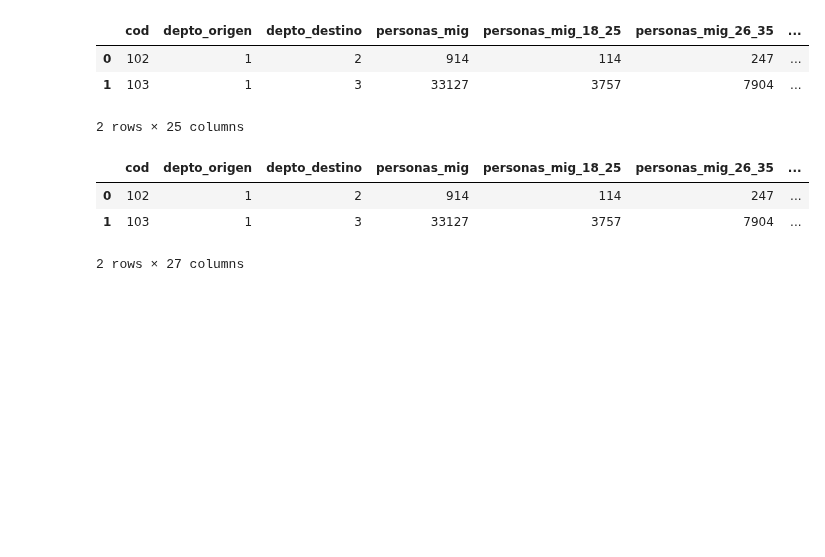
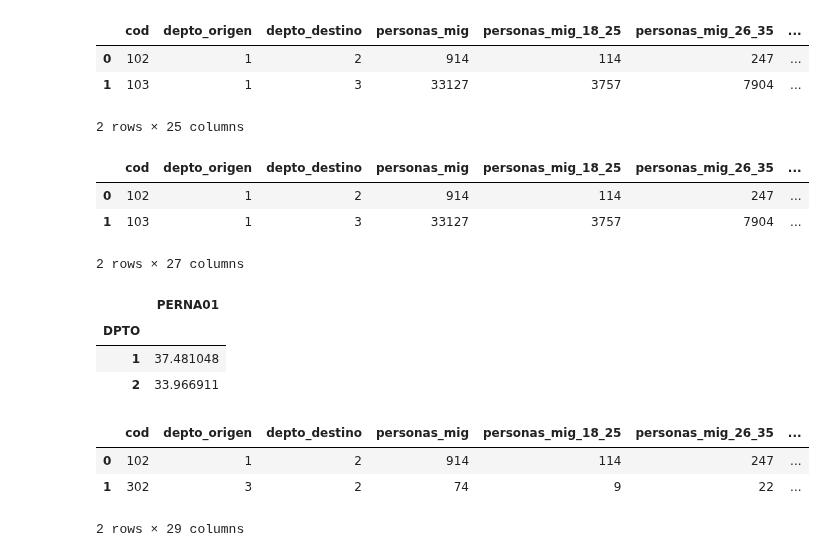
Before and after one commit to guillermodangelo/tesis, a Jupyter notebook: 04-dd_procesamiento.ipynb, the cells around one changed output. Drawn from its saved outputs; the diff is of its cells as text; code cells hidden in the pictures; blank space fills up the shorter version.

```diff
--- a/04-dd_procesamiento.ipynb
+++ b/04-dd_procesamiento.ipynb
@@ -358,6 +358,29 @@ dd_deptos.head(2)
 | 0 | 102 | 1 | 2 | 914 | 114 | 247 | ... |
 | 1 | 103 | 1 | 3 | 33127 | 3757 | 7904 | ... |
 2 rows × 27 columns
+# %%
+# agrega edad promedio por departamento
+cols = ['DPTO', 'PERNA01']
+censo =  cargar_censo_vars(cols)
+emedia = censo.groupby('DPTO').mean('PERNA01')
+emedia.head(2)
+# %% [output]
+|  | PERNA01 |
+| DPTO |  |
+| 1 | 37.481048 |
+| 2 | 33.966911 |
+# %%
+dd_deptos = dd_deptos.merge(emedia, left_on='depto_origen', right_on='DPTO')
+dd_deptos = dd_deptos.merge(emedia, left_on='depto_destino', right_on='DPTO')
+dict_rename = {'PERNA01_x': 'edad_prom_ori', 'PERNA01_y': 'edad_prom_des'}
+dd_deptos.rename(dict_rename, inplace=True, axis=1)
+
+dd_deptos.head(2)
+# %% [output]
+|  | cod | depto_origen | depto_destino | personas_mig | personas_mig_18_25 | personas_mig_26_35 | ... |
+| 0 | 102 | 1 | 2 | 914 | 114 | 247 | ... |
+| 1 | 302 | 3 | 2 | 74 | 9 | 22 | ... |
+2 rows × 29 columns
 # %%
 # guarda
 dd_deptos.to_csv('tablas/dd_deptos.csv', index=False, sep=';', decimal=',')
```
Also changed, not shown: 4 other files.
